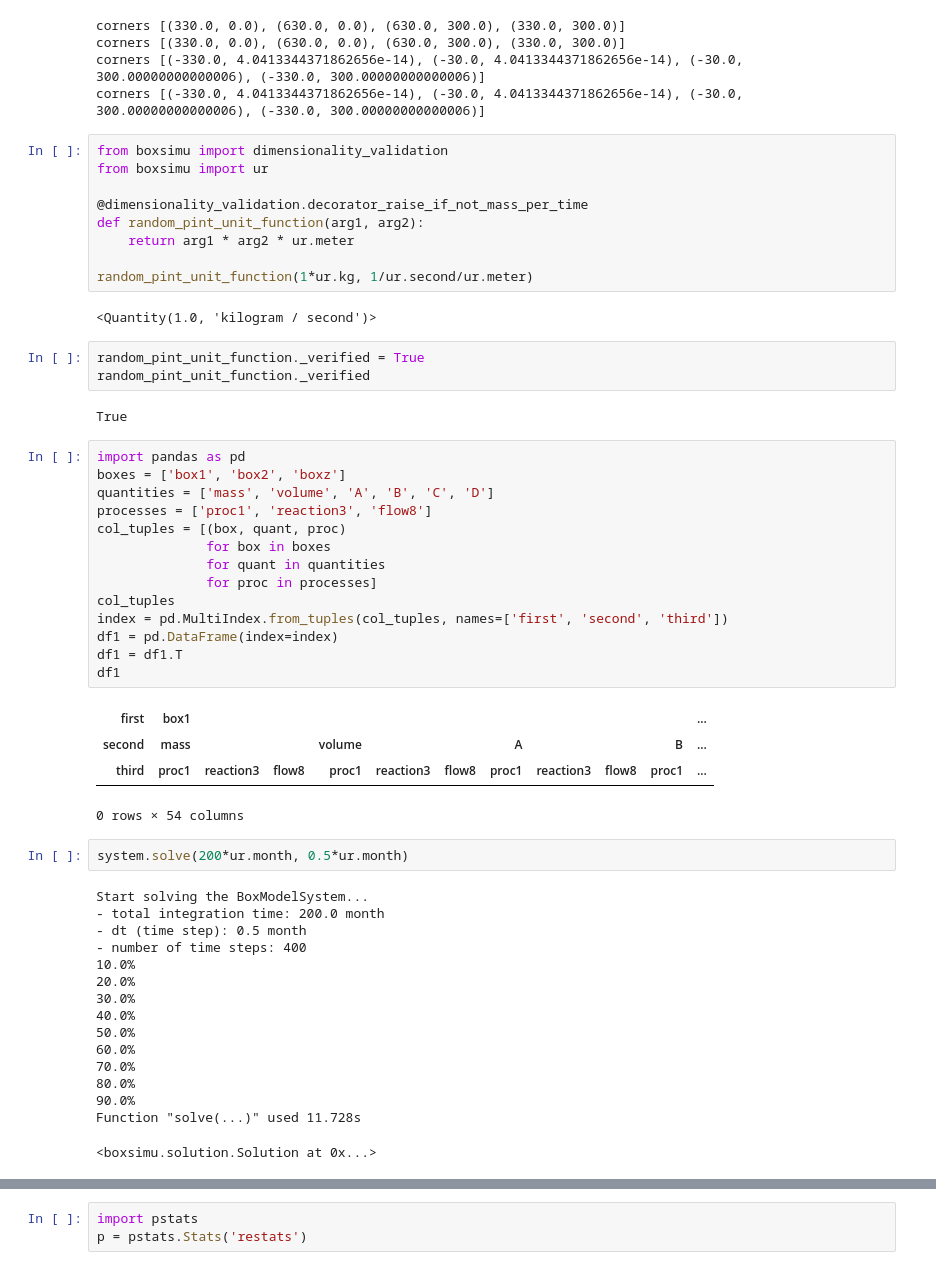
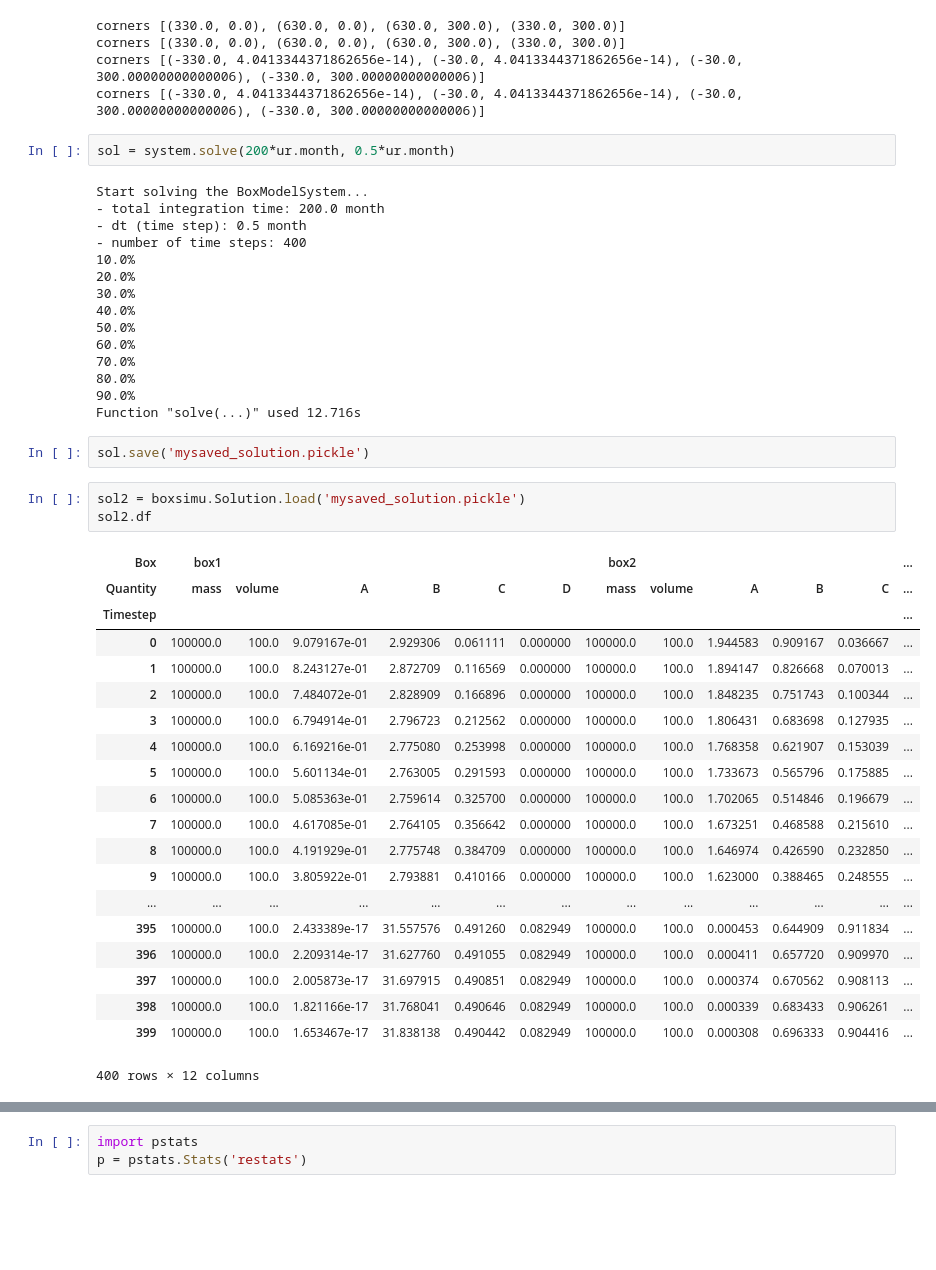
Before and after one commit to maschwanden/boxsimu, a Jupyter notebook: simulations/testing_notebooks/Simu3.ipynb, the cells around one changed output, grey strips where cells are left out. Drawn from its saved outputs; the diff is of its cells as text; blank space fills up the shorter version.

```diff
--- a/simulations/testing_notebooks/Simu3.ipynb
+++ b/simulations/testing_notebooks/Simu3.ipynb
@@ -49,43 +39,8 @@ corners [(330.0, 0.0), (630.0, 0.0), (630.0, 300.0), (330.0, 300.0)]
 corners [(330.0, 0.0), (630.0, 0.0), (630.0, 300.0), (330.0, 300.0)]
 corners [(-330.0, 4.0413344371862656e-14), (-30.0, 4.0413344371862656e-14), (-30.0, 300.00000000000006), (-330.0, 300.00000000000006)]
 corners [(-330.0, 4.0413344371862656e-14), (-30.0, 4.0413344371862656e-14), (-30.0, 300.00000000000006), (-330.0, 300.00000000000006)]
-# %%
-from boxsimu import dimensionality_validation
-from boxsimu import ur
-
-@dimensionality_validation.decorator_raise_if_not_mass_per_time
-def random_pint_unit_function(arg1, arg2):
-    return arg1 * arg2 * ur.meter
-
-random_pint_unit_function(1*ur.kg, 1/ur.second/ur.meter)
-# %% [output]
-<Quantity(1.0, 'kilogram / second')>
-# %%
-random_pint_unit_function._verified = True
-random_pint_unit_function._verified
-# %% [output]
-True
-# %%
-import pandas as pd
-boxes = ['box1', 'box2', 'boxz']
-quantities = ['mass', 'volume', 'A', 'B', 'C', 'D']
-processes = ['proc1', 'reaction3', 'flow8']
-col_tuples = [(box, quant, proc)
-              for box in boxes
-              for quant in quantities
-              for proc in processes]
-col_tuples
-index = pd.MultiIndex.from_tuples(col_tuples, names=['first', 'second', 'third'])
-df1 = pd.DataFrame(index=index)
-df1 = df1.T
-df1
-# %% [output]
-| first | box1 |  |  |  |  |  |  |  |  |  | ... |
-| second | mass |  |  | volume |  |  | A |  |  | B | ... |
-| third | proc1 | reaction3 | flow8 | proc1 | reaction3 | flow8 | proc1 | reaction3 | flow8 | proc1 | ... |
-0 rows × 54 columns
 # %%
-system.solve(200*ur.month, 0.5*ur.month)
+sol = system.solve(200*ur.month, 0.5*ur.month)
 # %% [output]
 Start solving the BoxModelSystem...
 - total integration time: 200.0 month
@@ -100,5 +55,30 @@ Start solving the BoxModelSystem...
 70.0%
 80.0%
 90.0%
-Function "solve(...)" used 11.728s
+Function "solve(...)" used 12.716s
-<boxsimu.solution.Solution at 0x...>
+# %%
+sol.save('mysaved_solution.pickle')
+# %%
+sol2 = boxsimu.Solution.load('mysaved_solution.pickle')
+sol2.df
+# %% [output]
+| Box | box1 |  |  |  |  |  | box2 |  |  |  |  | ... |
+| Quantity | mass | volume | A | B | C | D | mass | volume | A | B | C | ... |
+| Timestep |  |  |  |  |  |  |  |  |  |  |  | ... |
+| 0 | 100000.0 | 100.0 | 9.079167e-01 | 2.929306 | 0.061111 | 0.000000 | 100000.0 | 100.0 | 1.944583 | 0.909167 | 0.036667 | ... |
+| 1 | 100000.0 | 100.0 | 8.243127e-01 | 2.872709 | 0.116569 | 0.000000 | 100000.0 | 100.0 | 1.894147 | 0.826668 | 0.070013 | ... |
+| 2 | 100000.0 | 100.0 | 7.484072e-01 | 2.828909 | 0.166896 | 0.000000 | 100000.0 | 100.0 | 1.848235 | 0.751743 | 0.100344 | ... |
+| 3 | 100000.0 | 100.0 | 6.794914e-01 | 2.796723 | 0.212562 | 0.000000 | 100000.0 | 100.0 | 1.806431 | 0.683698 | 0.127935 | ... |
+| 4 | 100000.0 | 100.0 | 6.169216e-01 | 2.775080 | 0.253998 | 0.000000 | 100000.0 | 100.0 | 1.768358 | 0.621907 | 0.153039 | ... |
+| 5 | 100000.0 | 100.0 | 5.601134e-01 | 2.763005 | 0.291593 | 0.000000 | 100000.0 | 100.0 | 1.733673 | 0.565796 | 0.175885 | ... |
+| 6 | 100000.0 | 100.0 | 5.085363e-01 | 2.759614 | 0.325700 | 0.000000 | 100000.0 | 100.0 | 1.702065 | 0.514846 | 0.196679 | ... |
+| 7 | 100000.0 | 100.0 | 4.617085e-01 | 2.764105 | 0.356642 | 0.000000 | 100000.0 | 100.0 | 1.673251 | 0.468588 | 0.215610 | ... |
+| 8 | 100000.0 | 100.0 | 4.191929e-01 | 2.775748 | 0.384709 | 0.000000 | 100000.0 | 100.0 | 1.646974 | 0.426590 | 0.232850 | ... |
+| 9 | 100000.0 | 100.0 | 3.805922e-01 | 2.793881 | 0.410166 | 0.000000 | 100000.0 | 100.0 | 1.623000 | 0.388465 | 0.248555 | ... |
+| ... | ... | ... | ... | ... | ... | ... | ... | ... | ... | ... | ... | ... |
+| 395 | 100000.0 | 100.0 | 2.433389e-17 | 31.557576 | 0.491260 | 0.082949 | 100000.0 | 100.0 | 0.000453 | 0.644909 | 0.911834 | ... |
+| 396 | 100000.0 | 100.0 | 2.209314e-17 | 31.627760 | 0.491055 | 0.082949 | 100000.0 | 100.0 | 0.000411 | 0.657720 | 0.909970 | ... |
+| 397 | 100000.0 | 100.0 | 2.005873e-17 | 31.697915 | 0.490851 | 0.082949 | 100000.0 | 100.0 | 0.000374 | 0.670562 | 0.908113 | ... |
+| 398 | 100000.0 | 100.0 | 1.821166e-17 | 31.768041 | 0.490646 | 0.082949 | 100000.0 | 100.0 | 0.000339 | 0.683433 | 0.906261 | ... |
+| 399 | 100000.0 | 100.0 | 1.653467e-17 | 31.838138 | 0.490442 | 0.082949 | 100000.0 | 100.0 | 0.000308 | 0.696333 | 0.904416 | ... |
+400 rows × 12 columns
```
Also changed, not shown: parts of 52 cells of this notebook, 46 other files.
